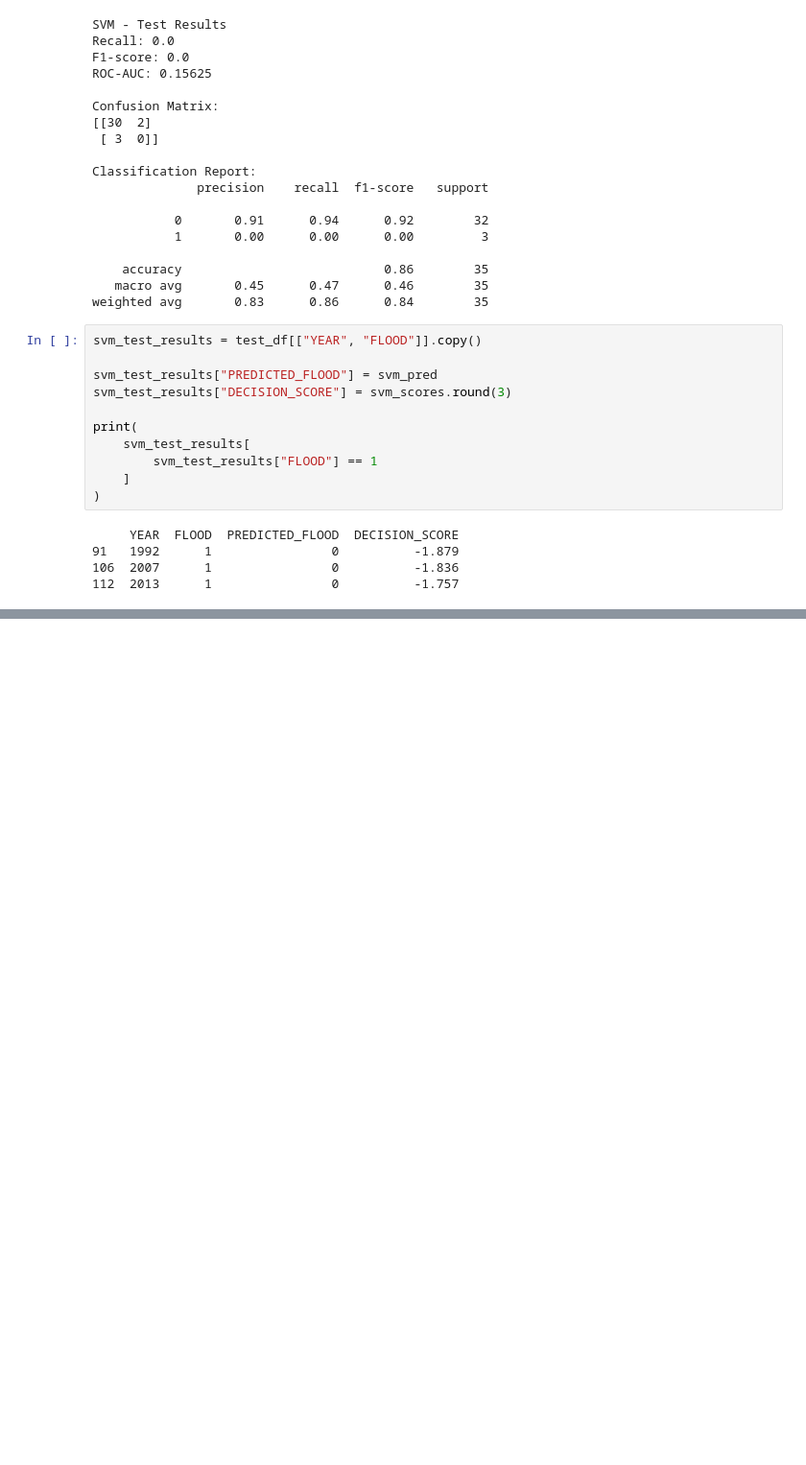
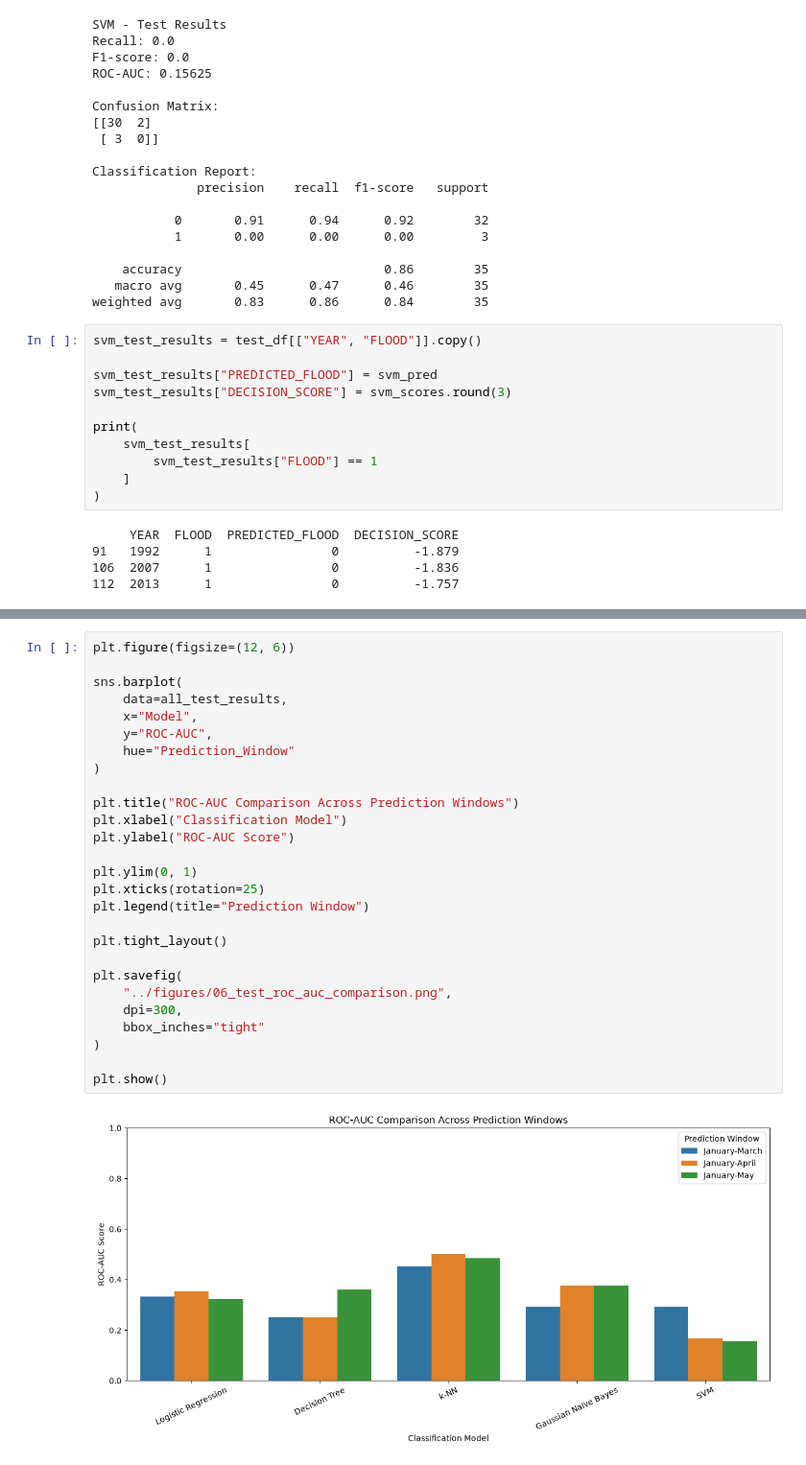
Before and after one commit to meppyy/kerala-flood-year-prediction, a Jupyter notebook: notebooks/03_model_development.ipynb, the cells around one changed output, grey strips where cells are left out. Shown at 96% size. Saved outputs shown, nothing was run; the diff lists cells and outputs as text; blank space fills up the shorter version.

```diff
--- a/notebooks/03_model_development.ipynb
+++ b/notebooks/03_model_development.ipynb
@@ -813,0 +1279,29 @@ print(
+# %%
+plt.figure(figsize=(12, 6))
+
+sns.barplot(
+    data=all_test_results,
+    x="Model",
+    y="ROC-AUC",
+    hue="Prediction_Window"
+)
+
+plt.title("ROC-AUC Comparison Across Prediction Windows")
+plt.xlabel("Classification Model")
+plt.ylabel("ROC-AUC Score")
+
+plt.ylim(0, 1)
+plt.xticks(rotation=25)
+plt.legend(title="Prediction Window")
+
+plt.tight_layout()
+
+plt.savefig(
+    "../figures/06_test_roc_auc_comparison.png",
+    dpi=300,
+    bbox_inches="tight"
+)
+
+plt.show()
+# %% [output]
+[figure, added]
```
Also changed, not shown: parts of 14 cells of this notebook, 6 other files.
